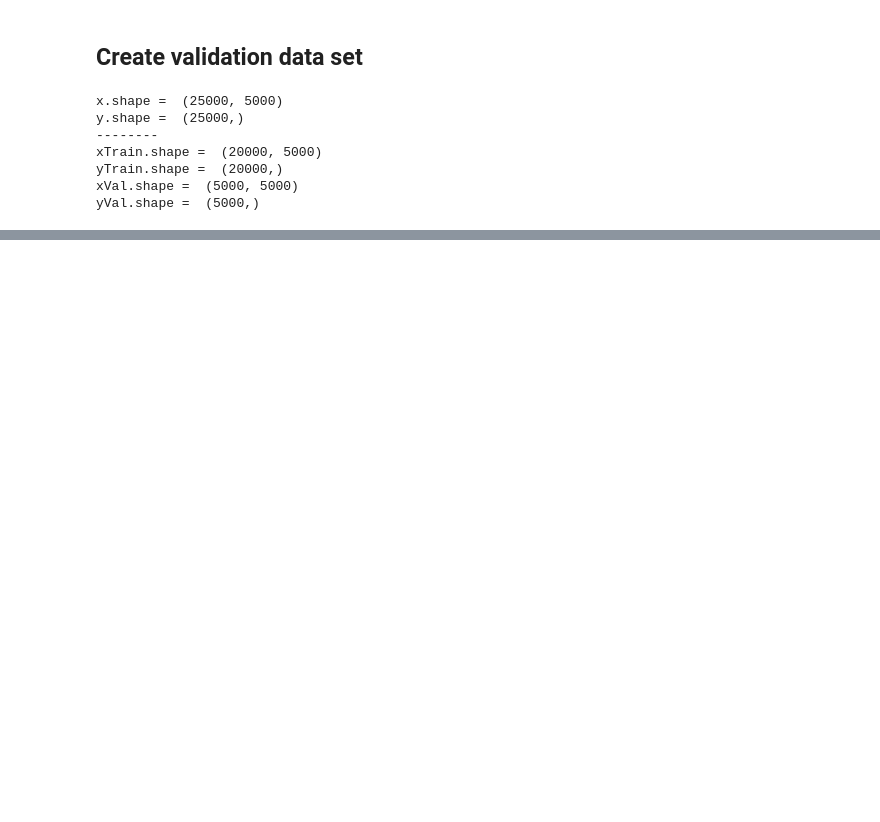
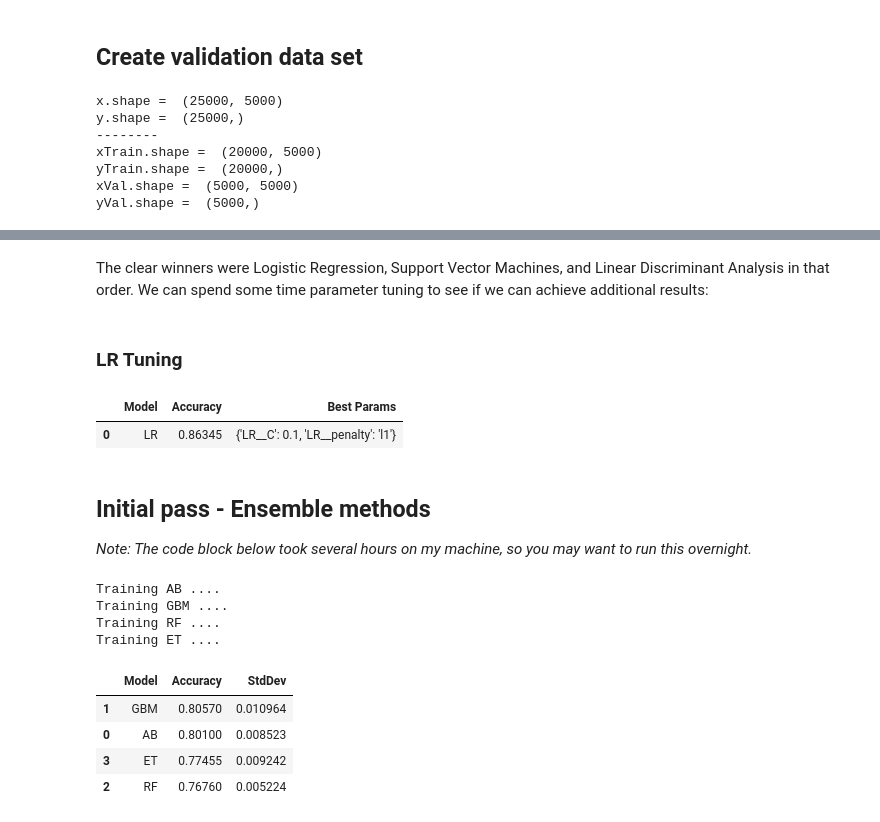
Before and after one commit to nrasch/Portfolio, a Jupyter notebook: Machine-Learning/Python/04-Classic-Datasets/Model-06.ipynb, the cells around one changed output, grey strips where cells are left out. Cells and saved outputs as stored; diff of their text form; code cells hidden in the pictures; blank space fills up the shorter version.

```diff
--- a/Machine-Learning/Python/04-Classic-Datasets/Model-06.ipynb
+++ b/Machine-Learning/Python/04-Classic-Datasets/Model-06.ipynb
@@ -537,0 +624,59 @@ avg / total       1.00      1.00      1.00     25000
+# %% [markdown]
+The clear winners were Logistic Regression, Support Vector Machines, and Linear Discriminant Analysis in that order.  We can spend some time parameter tuning to see if we can achieve additional results:
+# %% [markdown]
+### LR Tuning
+# %%
+modelName = "LR"
+modelObj =  LogisticRegression()
+params = {
+    'LR__penalty' : [ 'l1', 'l2' ],
+    'LR__C' : makeRange(1, 21, 1, 0.1, 1),
+}
+
+tuneModel(modelName, modelObj, params)
+# %% [output]
+|  | Model | Accuracy | Best Params |
+| 0 | LR | 0.86345 | {'LR__C': 0.1, 'LR__penalty': 'l1'} |
+# %% [markdown]
+## Initial pass - Ensemble methods
+
+*Note:  The code block below took several hours on my machine, so you may want to run this overnight.*
+# %%
+# Init vars and params
+eModels = []
+eResults = {}
+eFolds = 10
+eSeed = 10
+
+# Use accuracy since this is a classification problem
+eScore = 'accuracy'
+
+# Create a Pandas DF to hold all our spiffy results
+eDF = pd.DataFrame(columns = ['Model', 'Accuracy', 'StdDev'])
+
+# Create the scaled model objects
+eModels.append(('AB', AdaBoostClassifier()))
+eModels.append(('GBM', GradientBoostingClassifier()))
+eModels.append(('RF', RandomForestClassifier()))
+eModels.append(('ET', ExtraTreesClassifier()))
+
+# Run the models
+for modelName, model in eModels:
+    print("Training", modelName, "....")
+    # Implement K-fold cross validation where K = 10
+    kFold = KFold(n_splits = eFolds, random_state = eSeed)
+    eResults[modelName] = cross_val_score(model, xTrain, yTrain, cv = kFold, scoring = eScore)
+    eDF.loc[len(eDF)] = list([modelName, eResults[modelName].mean(), eResults[modelName].std()])
+
+# Print results sorted by Mean desc, StdDev asc, Model asc
+display(eDF.sort_values(by = ['Accuracy', 'StdDev', 'Model'], ascending = [False, True, True]))
+# %% [output]
+Training AB ....
+Training GBM ....
+Training RF ....
+Training ET ....
+|  | Model | Accuracy | StdDev |
+| 1 | GBM | 0.80570 | 0.010964 |
+| 0 | AB | 0.80100 | 0.008523 |
+| 3 | ET | 0.77455 | 0.009242 |
+| 2 | RF | 0.76760 | 0.005224 |
```
Also changed, not shown: parts of 22 cells of this notebook.
